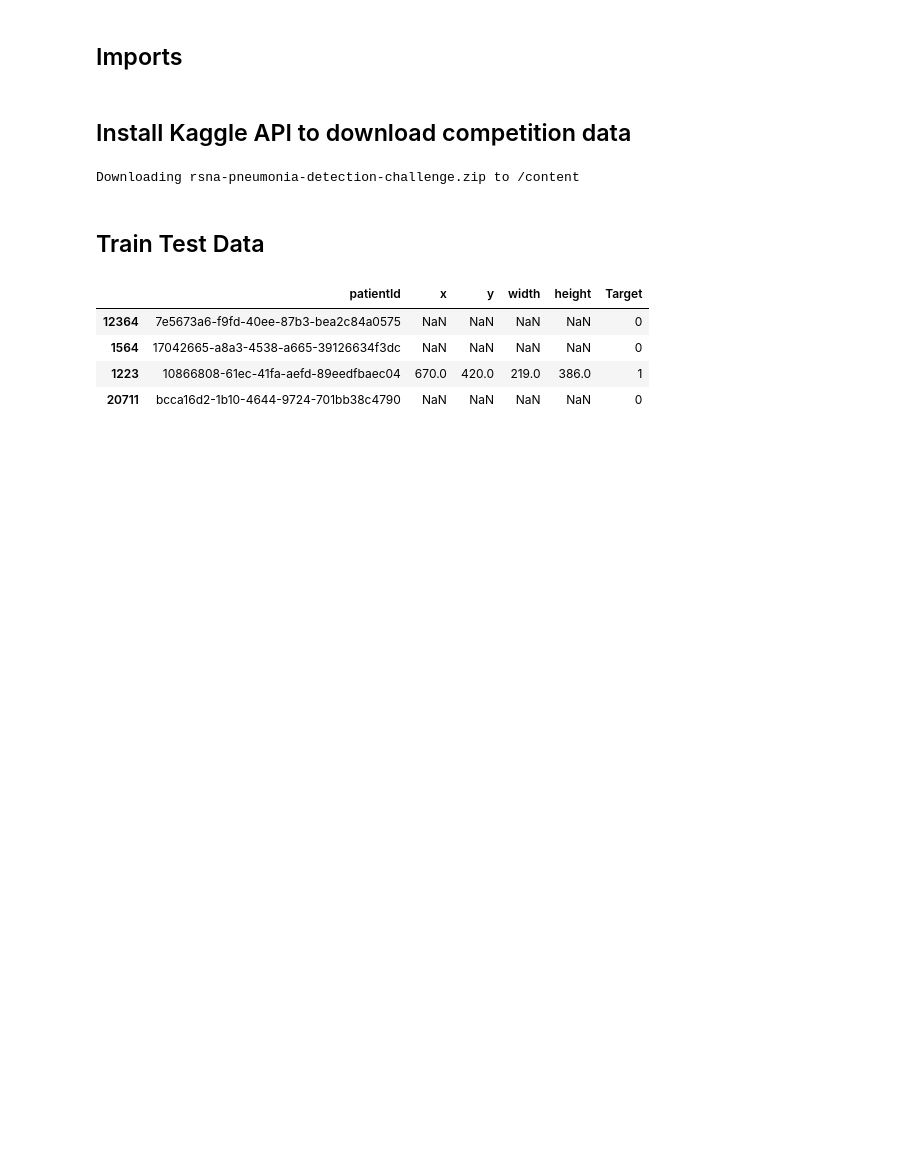
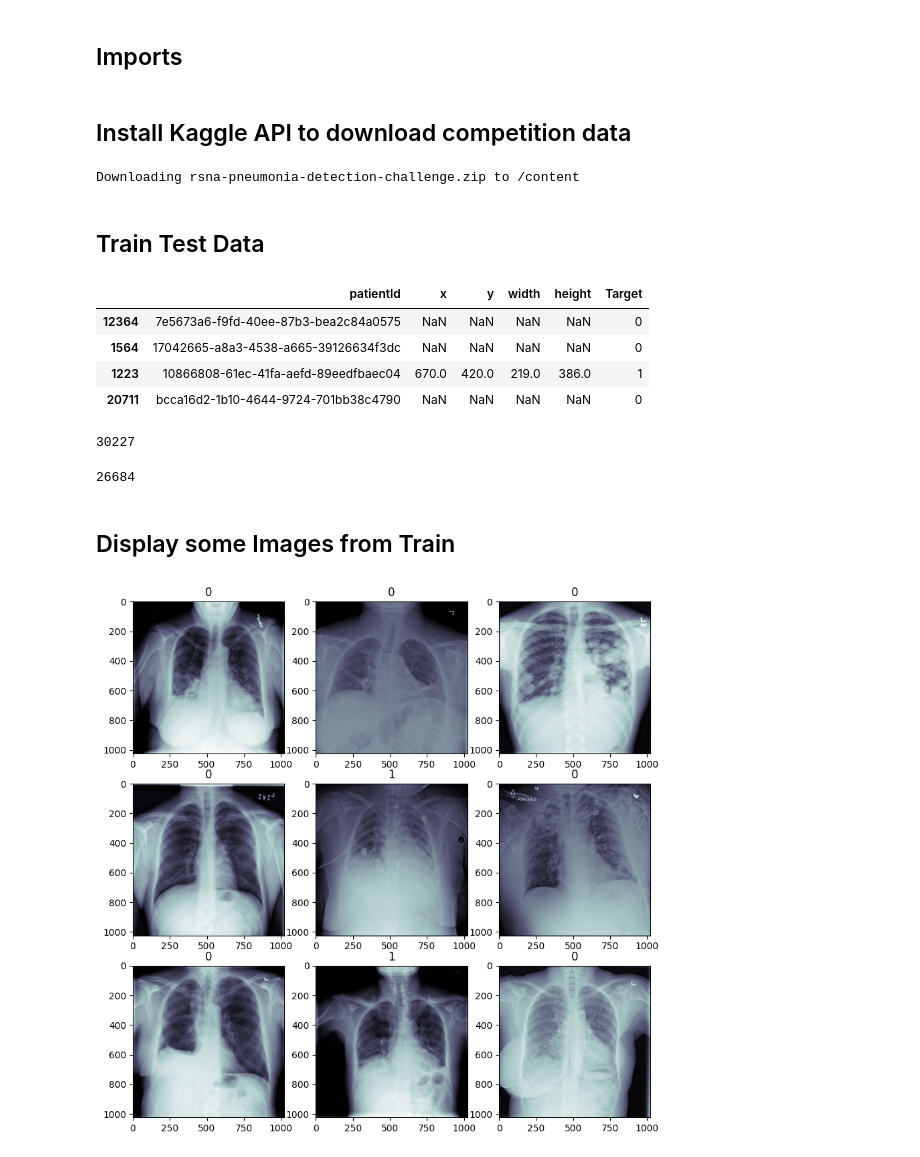
Before and after one commit to Zahed-Golabi/Medical-Imaging, a Jupyter notebook: 03- Pneumonia Classification/Preprocessing.ipynb, the cells around one changed output. Drawn from its saved outputs; the diff is of its cells as text; code cells hidden in the pictures; blank space fills up the shorter version.

Commit message:
display images with corresponding labels

```diff
--- a/03- Pneumonia Classification/Preprocessing.ipynb
+++ b/03- Pneumonia Classification/Preprocessing.ipynb
@@ -41,3 +41,39 @@ labels.sample(4)
 | 1564 | 17042665-a8a3-4538-a665-39126634f3dc | NaN | NaN | NaN | NaN | 0 |
 | 1223 | 10866808-61ec-41fa-aefd-89eedfbaec04 | 670.0 | 420.0 | 219.0 | 386.0 | 1 |
 | 20711 | bcca16d2-1b10-4644-9724-701bb38c4790 | NaN | NaN | NaN | NaN | 0 |
+# %%
+len(labels)
+# %% [output]
+30227
+# %%
+# remove duplicates
+labels = labels.drop_duplicates("patientId")
+# %%
+len(labels)
+# %% [output]
+26684
+# %%
+ROOT_PATH = Path("/content/datasets/stage_2_train_images/")
+SAVE_PATH = Path("/content/Processed")
+# %% [markdown]
+## Display some Images from Train
+# %%
+fig, axis = plt.subplots(3,3, figsize=(10,10))
+
+counter = 0
+for row in range(3):
+  for column in range(3):
+
+    patient_id = labels["patientId"].iloc[counter]
+    dcm_path = ROOT_PATH/patient_id
+    dcm_path = dcm_path.with_suffix(".dcm")
+    dcm = pydicom.read_file(dcm_path).pixel_array
+
+    label = labels["Target"].iloc[counter]
+
+    axis[row][column].imshow(dcm, cmap="bone")
+    axis[row][column].set_title(label)
+
+    counter += 1
+# %% [output]
+[figure, added]
```
